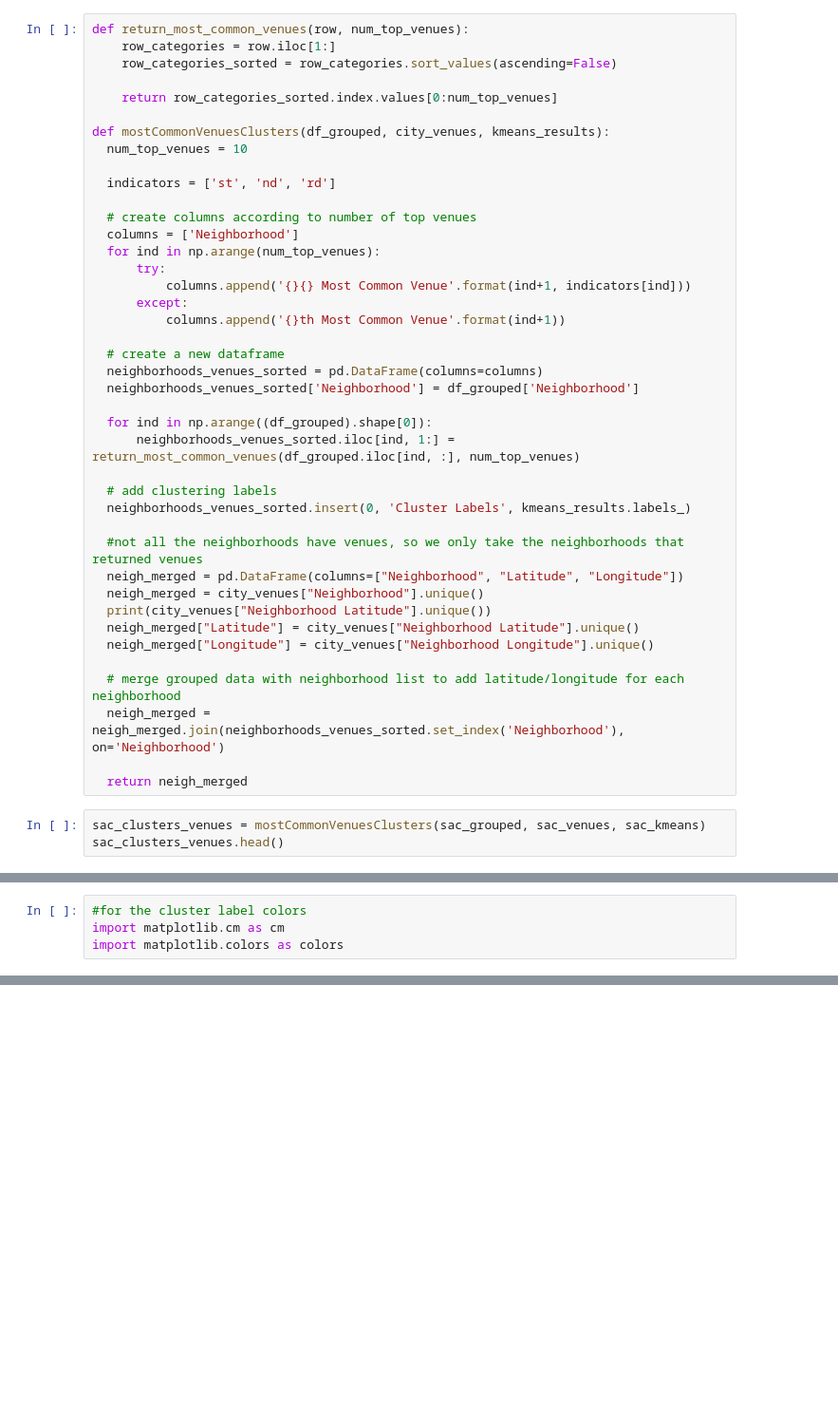
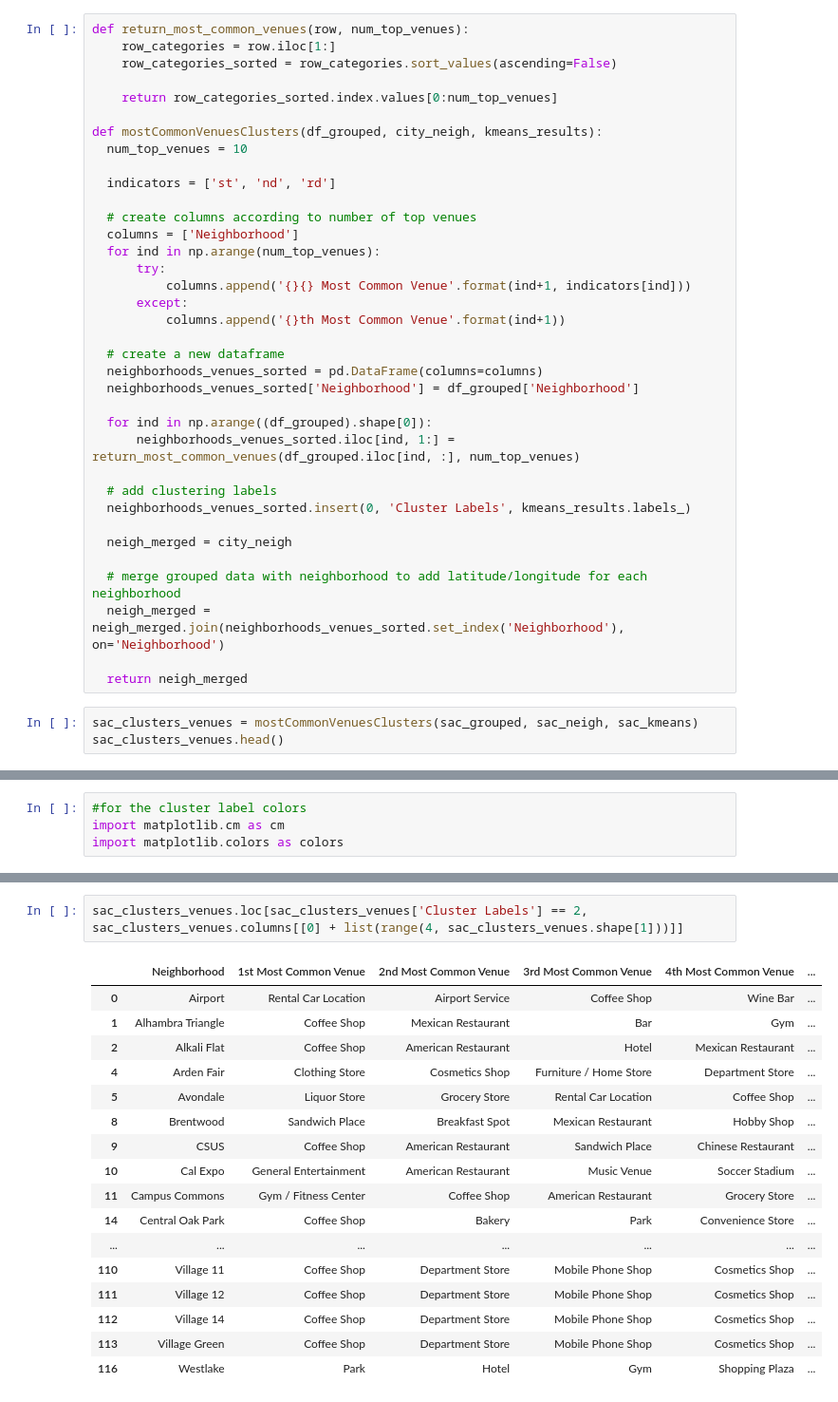
Before and after one commit to klfontus/Two_Capital_Cities, a Jupyter notebook: Data_Science_Capstone_Project.ipynb, the cells around one changed output, grey strips where cells are left out. Shown at 95% size. Saved outputs shown, nothing was run; the diff lists cells and outputs as text; blank space fills up the shorter version.

Commit message:
Finished clusters and analysis

```diff
--- a/Data_Science_Capstone_Project.ipynb
+++ b/Data_Science_Capstone_Project.ipynb
@@ -616,7 +616,7 @@ def return_most_common_venues(row, num_top_venues):
 
     return row_categories_sorted.index.values[0:num_top_venues]
 
-def mostCommonVenuesClusters(df_grouped, city_venues, kmeans_results):
+def mostCommonVenuesClusters(df_grouped, city_neigh, kmeans_results):
   num_top_venues = 10
 
   indicators = ['st', 'nd', 'rd']
@@ -639,18 +639,13 @@ def mostCommonVenuesClusters(df_grouped, city_venues, kmeans_results):
   # add clustering labels
   neighborhoods_venues_sorted.insert(0, 'Cluster Labels', kmeans_results.labels_)
 
-  #not all the neighborhoods have venues, so we only take the neighborhoods that returned venues
-  neigh_merged = pd.DataFrame(columns=["Neighborhood", "Latitude", "Longitude"])
-  neigh_merged = city_venues["Neighborhood"].unique()
-  print(city_venues["Neighborhood Latitude"].unique())
-  neigh_merged["Latitude"] = city_venues["Neighborhood Latitude"].unique()
-  neigh_merged["Longitude"] = city_venues["Neighborhood Longitude"].unique()
+  neigh_merged = city_neigh
 
-  # merge grouped data with neighborhood list to add latitude/longitude for each neighborhood
+  # merge grouped data with neighborhood to add latitude/longitude for each neighborhood
   neigh_merged = neigh_merged.join(neighborhoods_venues_sorted.set_index('Neighborhood'), on='Neighborhood')
 
   return neigh_merged
 # %%
-sac_clusters_venues = mostCommonVenuesClusters(sac_grouped, sac_venues, sac_kmeans)
+sac_clusters_venues = mostCommonVenuesClusters(sac_grouped, sac_neigh, sac_kmeans)
 sac_clusters_venues.head()
 # %% [output]
@@ -784,0 +786,20 @@ TypeError: ignored
+# %%
+sac_clusters_venues.loc[sac_clusters_venues['Cluster Labels'] == 2, sac_clusters_venues.columns[[0] + list(range(4, sac_clusters_venues.shape[1]))]]
+# %% [output]
+|  | Neighborhood | 1st Most Common Venue | 2nd Most Common Venue | 3rd Most Common Venue | 4th Most Common Venue | ... |
+| 0 | Airport | Rental Car Location | Airport Service | Coffee Shop | Wine Bar | ... |
+| 1 | Alhambra Triangle | Coffee Shop | Mexican Restaurant | Bar | Gym | ... |
+| 2 | Alkali Flat | Coffee Shop | American Restaurant | Hotel | Mexican Restaurant | ... |
+| 4 | Arden Fair | Clothing Store | Cosmetics Shop | Furniture / Home Store | Department Store | ... |
+| 5 | Avondale | Liquor Store | Grocery Store | Rental Car Location | Coffee Shop | ... |
+| 8 | Brentwood | Sandwich Place | Breakfast Spot | Mexican Restaurant | Hobby Shop | ... |
+| 9 | CSUS | Coffee Shop | American Restaurant | Sandwich Place | Chinese Restaurant | ... |
+| 10 | Cal Expo | General Entertainment | American Restaurant | Music Venue | Soccer Stadium | ... |
+| 11 | Campus Commons | Gym / Fitness Center | Coffee Shop | American Restaurant | Grocery Store | ... |
+| 14 | Central Oak Park | Coffee Shop | Bakery | Park | Convenience Store | ... |
+| ... | ... | ... | ... | ... | ... | ... |
+| 110 | Village 11 | Coffee Shop | Department Store | Mobile Phone Shop | Cosmetics Shop | ... |
+| 111 | Village 12 | Coffee Shop | Department Store | Mobile Phone Shop | Cosmetics Shop | ... |
+| 112 | Village 14 | Coffee Shop | Department Store | Mobile Phone Shop | Cosmetics Shop | ... |
+| 113 | Village Green | Coffee Shop | Department Store | Mobile Phone Shop | Cosmetics Shop | ... |
+| 116 | Westlake | Park | Hotel | Gym | Shopping Plaza | ... |
```
Also changed, not shown: parts of 35 cells of this notebook.
